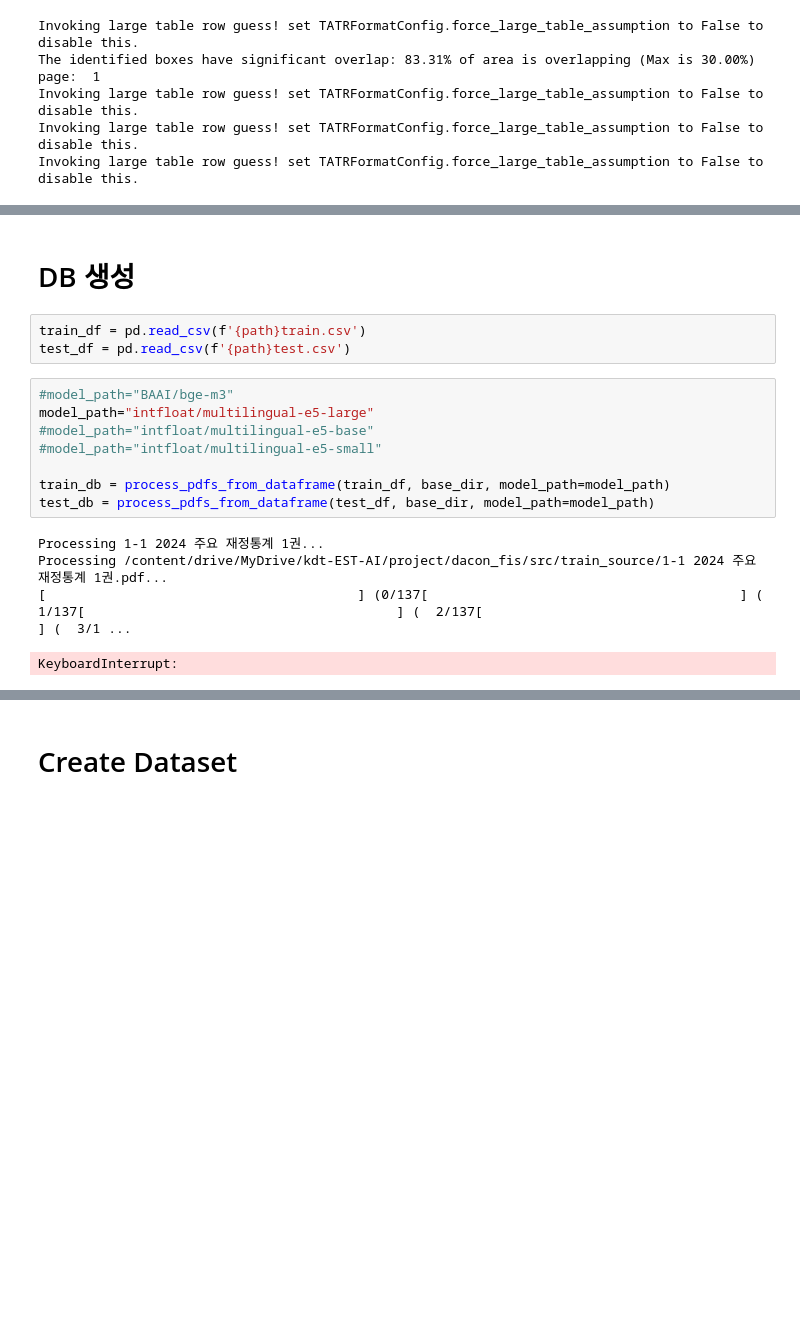
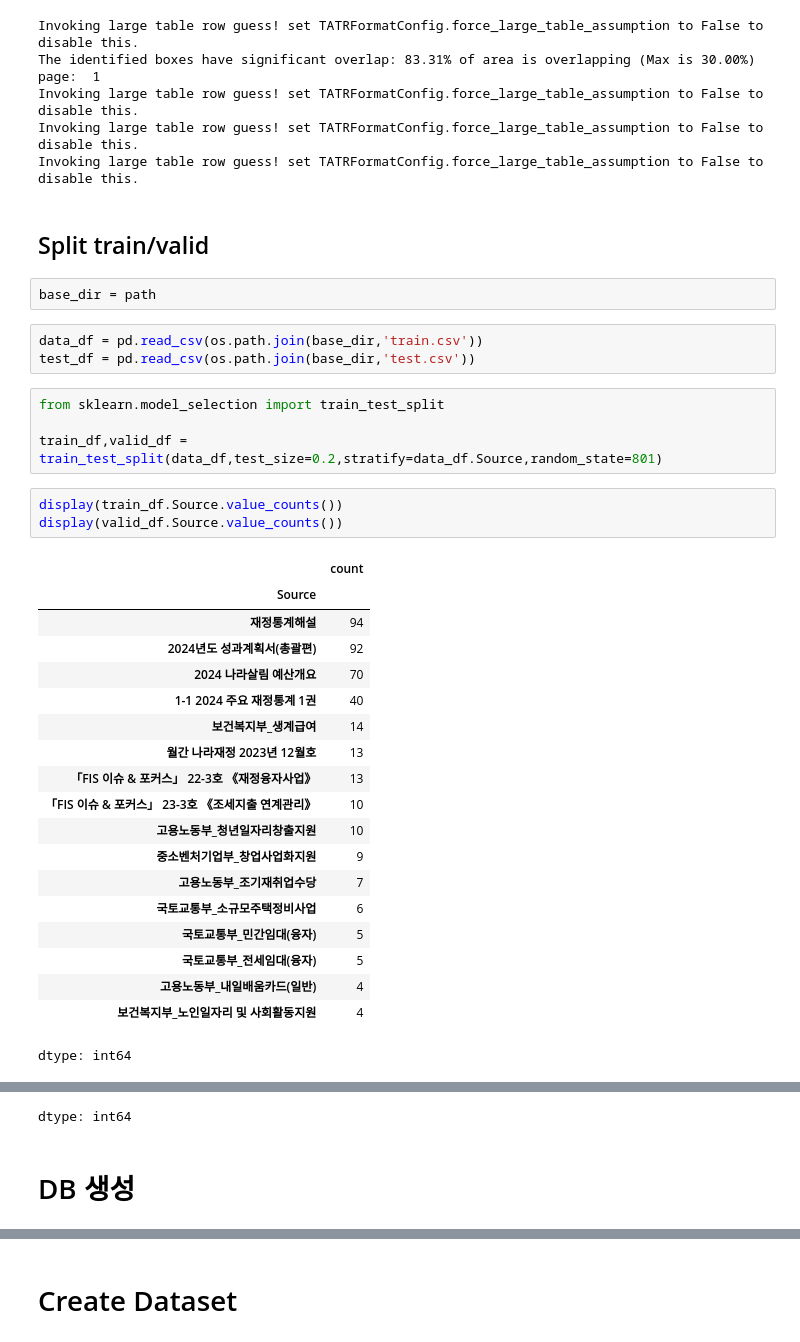
Before and after one commit to theNocturni/WASSUP-DACON-FinAI, a Jupyter notebook: code/0.create_dataset.ipynb, the cells around one changed output, grey strips where cells are left out. Saved outputs shown, nothing was run; the diff lists cells and outputs as text; blank space fills up the shorter version.

Commit message:
feat/split train valid, save pdf_db refact/set db config and db name

```diff
--- a/code/0.create_dataset.ipynb
+++ b/code/0.create_dataset.ipynb
@@ -473,3 +471,37 @@ The identified boxes have significant overlap: 83.31% of area is overlapping (Ma
 Invoking large table row guess! set TATRFormatConfig.force_large_table_assumption to False to disable this.
 Invoking large table row guess! set TATRFormatConfig.force_large_table_assumption to False to disable this.
 Invoking large table row guess! set TATRFormatConfig.force_large_table_assumption to False to disable this.
+# %% [markdown]
+## Split train/valid
+# %%
+base_dir = path
+# %%
+data_df = pd.read_csv(os.path.join(base_dir,'train.csv'))
+test_df = pd.read_csv(os.path.join(base_dir,'test.csv'))
+# %%
+from sklearn.model_selection import train_test_split
+
+train_df,valid_df = train_test_split(data_df,test_size=0.2,stratify=data_df.Source,random_state=801)
+# %%
+display(train_df.Source.value_counts())
+display(valid_df.Source.value_counts())
+# %% [output]
+|  | count |
+| Source |  |
+| 재정통계해설 | 94 |
+| 2024년도 성과계획서(총괄편) | 92 |
+| 2024 나라살림 예산개요 | 70 |
+| 1-1 2024 주요 재정통계 1권 | 40 |
+| 보건복지부_생계급여 | 14 |
+| 월간 나라재정 2023년 12월호 | 13 |
+| 「FIS 이슈 & 포커스」 22-3호 《재정융자사업》 | 13 |
+| 「FIS 이슈 & 포커스」 23-3호 《조세지출 연계관리》 | 10 |
+| 고용노동부_청년일자리창출지원 | 10 |
+| 중소벤처기업부_창업사업화지원 | 9 |
+| 고용노동부_조기재취업수당 | 7 |
+| 국토교통부_소규모주택정비사업 | 6 |
+| 국토교통부_민간임대(융자) | 5 |
+| 국토교통부_전세임대(융자) | 5 |
+| 고용노동부_내일배움카드(일반) | 4 |
+| 보건복지부_노인일자리 및 사회활동지원 | 4 |
+dtype: int64
@@ -476,18 +526,3 @@ Invoking large table row guess! set TATRFormatConfig.force_large_table_assumptio
+dtype: int64
 # %% [markdown]
 # DB 생성
-# %%
-train_df = pd.read_csv(f'{path}train.csv')
-test_df = pd.read_csv(f'{path}test.csv')
-# %%
-#model_path="BAAI/bge-m3"
-model_path="intfloat/multilingual-e5-large"
-#model_path="intfloat/multilingual-e5-base"
-#model_path="intfloat/multilingual-e5-small"
-
-train_db = process_pdfs_from_dataframe(train_df, base_dir, model_path=model_path)
-test_db = process_pdfs_from_dataframe(test_df, base_dir, model_path=model_path)
-# %% [output]
-Processing 1-1 2024 주요 재정통계 1권...
-Processing /content/drive/MyDrive/kdt-EST-AI/project/dacon_fis/src/train_source/1-1 2024 주요 재정통계 1권.pdf...
-[                                        ] (0/137[                                        ] (  1/137[                                        ] (  2/137[                                        ] (  3/1 ...
-KeyboardInterrupt:
```
Also changed, not shown: parts of 20 cells of this notebook.
